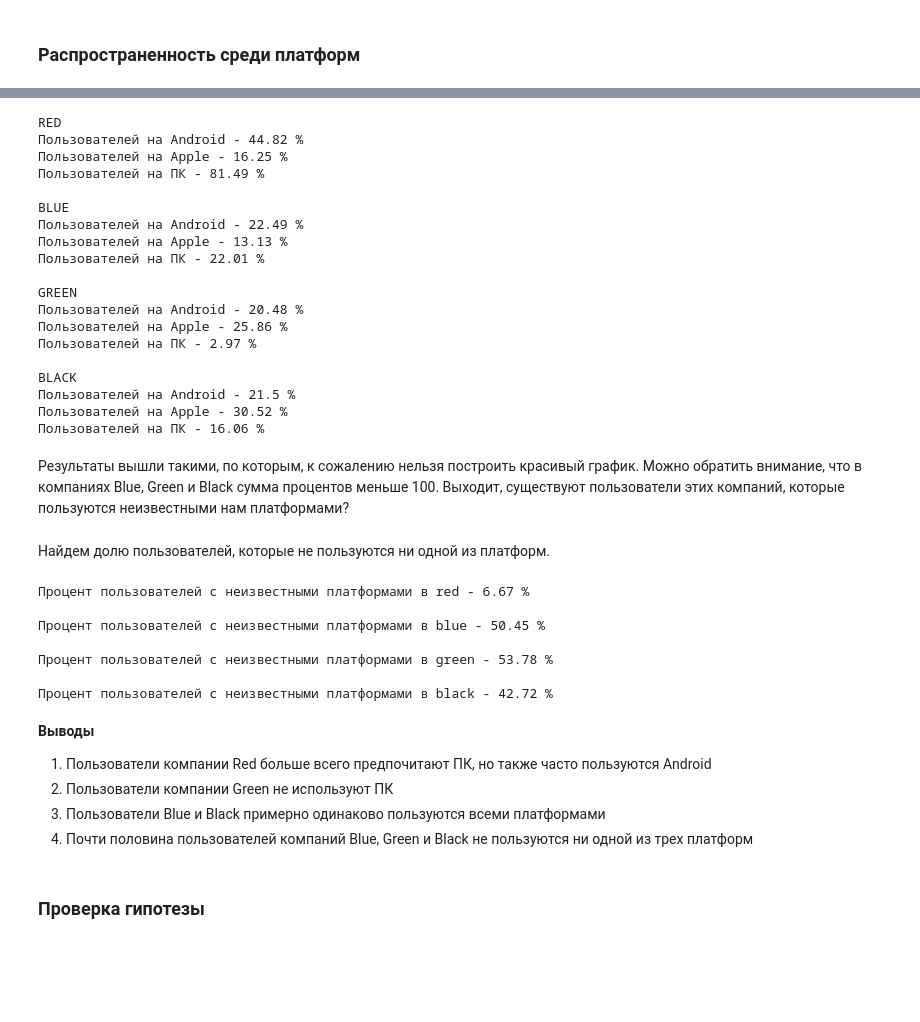
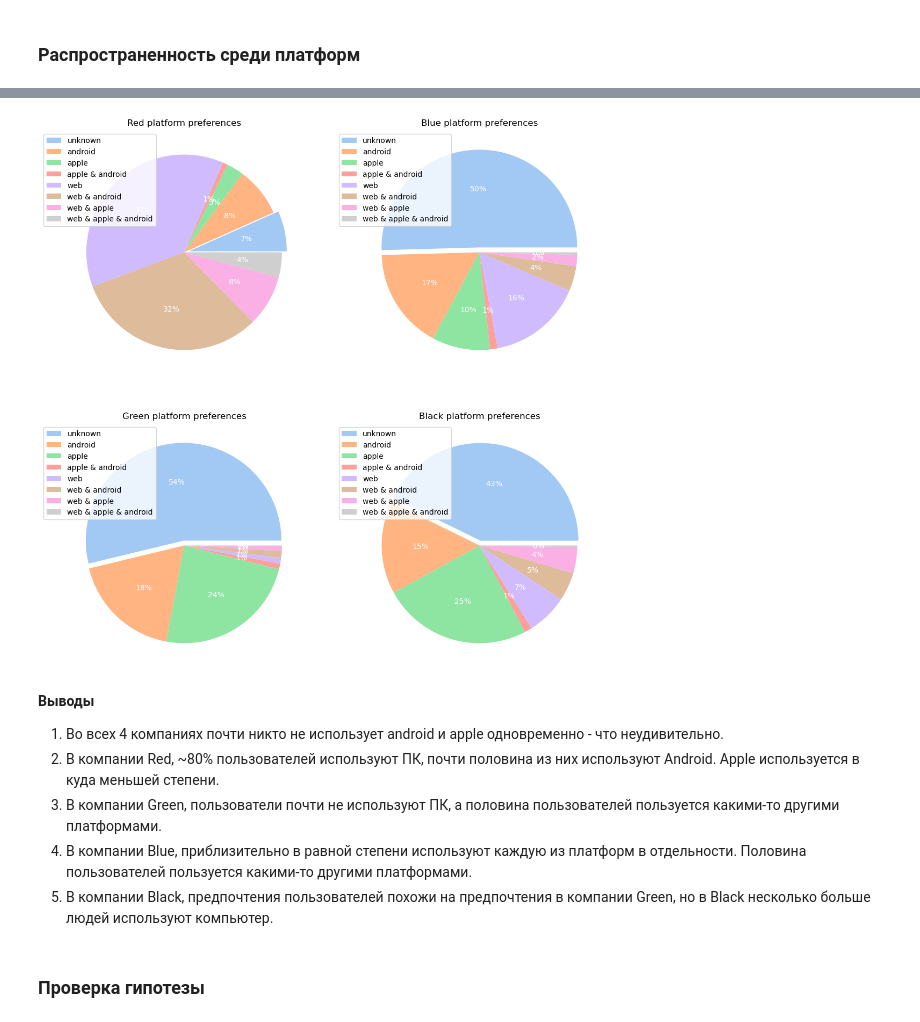
Before and after one commit to ssensse/ds_labs, a Jupyter notebook: Colorful companies/AnalyticTest.ipynb, the cells around one changed output, grey strips where cells are left out. Saved outputs shown, nothing was run; the diff lists cells and outputs as text; code cells hidden in the pictures; blank space fills up the shorter version.

Commit message:
Update AnalyticTest.ipynb
add pie chart
update summary

```diff
--- a/Colorful companies/AnalyticTest.ipynb
+++ b/Colorful companies/AnalyticTest.ipynb
@@ -641,28 +629,0 @@ def preferences_in_platforms(company):
-# %%
-for company in ['red', 'blue', 'green', 'black']:
-    preferences_in_platforms(company)
-    print()
-# %% [output]
-RED
-Пользователей на Android - 44.82 %
-Пользователей на Apple - 16.25 %
-Пользователей на ПК - 81.49 %
-
-BLUE
-Пользователей на Android - 22.49 %
-Пользователей на Apple - 13.13 %
-Пользователей на ПК - 22.01 %
-
-GREEN
-Пользователей на Android - 20.48 %
-Пользователей на Apple - 25.86 %
-Пользователей на ПК - 2.97 %
-
-BLACK
-Пользователей на Android - 21.5 %
-Пользователей на Apple - 30.52 %
-Пользователей на ПК - 16.06 %
-# %% [markdown]
-Результаты вышли такими, по которым, к сожалению нельзя построить красивый график. Можно обратить внимание, что в компаниях Blue, Green и Black сумма процентов меньше 100. Выходит, существуют пользователи этих компаний, которые пользуются неизвестными нам платформами?
-# %% [markdown]
-Найдем долю пользователей, которые не пользуются ни одной из платформ.
@@ -677,20 +630,41 @@ def invisible_users(company):
-# %%
-for company in ['red', 'blue', 'green', 'black']:
-    invisible_users(company)
-# %% [output]
-Процент пользователей с неизвестными платформами в red - 6.67 %
-
-Процент пользователей с неизвестными платформами в blue - 50.45 %
-
-Процент пользователей с неизвестными платформами в green - 53.78 %
-
-Процент пользователей с неизвестными платформами в black - 42.72 %
+# %%
+def preferences_in_platforms(company):
+    users = data[data[f'has_{company}_id'] == 1]
+    y = []
+    #именно в этой последовательности цикл будет рассматривать группы людей и записывать в переменную y
+    x = ['unknown', 'android', 'apple', 'apple & android', 'web', 'web & android', 'web & apple', 'web & apple & android']
+    for i in range(2):
+        for j in range(2):
+            for k in range(2):
+                selected_group = users[(users[f'{company}_android'] == k) &
+                                       (users[f'{company}_apple'] == j) &
+                                       (users[f'{company}_web'] == i)]
+                y.append(len(selected_group))
+
+    return y, x
+# %%
+fig, [[ax1, ax2], [ax3, ax4]] = plt.subplots(nrows=2, ncols=2, figsize=(13,13))
+
+for ax, company in [(ax1, 'red'), (ax2, 'blue'), (ax3, 'green'), (ax4, 'black')]:
+    y, x= preferences_in_platforms(company)
+    ax.pie(y, labels=x,
+           colors=sns.color_palette('pastel')[:8],
+           autopct='%0.0f%%',
+           textprops=dict(color='w'),
+           explode = [.05,0,0,0,0,0,0,0])
+    ax.set_title(f'{company.title()} platform preferences')
+    ax.legend(x, bbox_to_anchor=(0.4, 0, 0, 1))
+
+plt.show()
+# %% [output]
+[figure, added]
 # %% [markdown]
 **Выводы**
-1. Пользователи компании Red больше всего предпочитают ПК, но также часто пользуются Android
-2. Пользователи компании Green не используют ПК
-3. Пользователи Blue и Black примерно одинаково пользуются всеми платформами
-4. Почти половина пользователей компаний Blue, Green и Black не пользуются ни одной из трех платформ
+1. Во всех 4 компаниях почти никто не использует android и apple одновременно - что неудивительно.
+2. В компании Red, ~80% пользователей используют ПК, почти половина из них используют Android. Apple используется в куда меньшей степени.
+3. В компании Green, пользователи почти не используют ПК, а половина пользователей пользуется какими-то другими платформами.
+4. В компании Blue, приблизительно в равной степени используют каждую из платформ в отдельности. Половина пользователей пользуется какими-то другими платформами.
+5. В компании Black, предпочтения пользователей похожи на предпочтения в компании Green, но в Black несколько больше людей используют компьютер.
 # %% [markdown]
 ### Проверка гипотезы <a id='proverka'></a>
 # %% [markdown]
```
Also changed, not shown: parts of 4 cells of this notebook.
